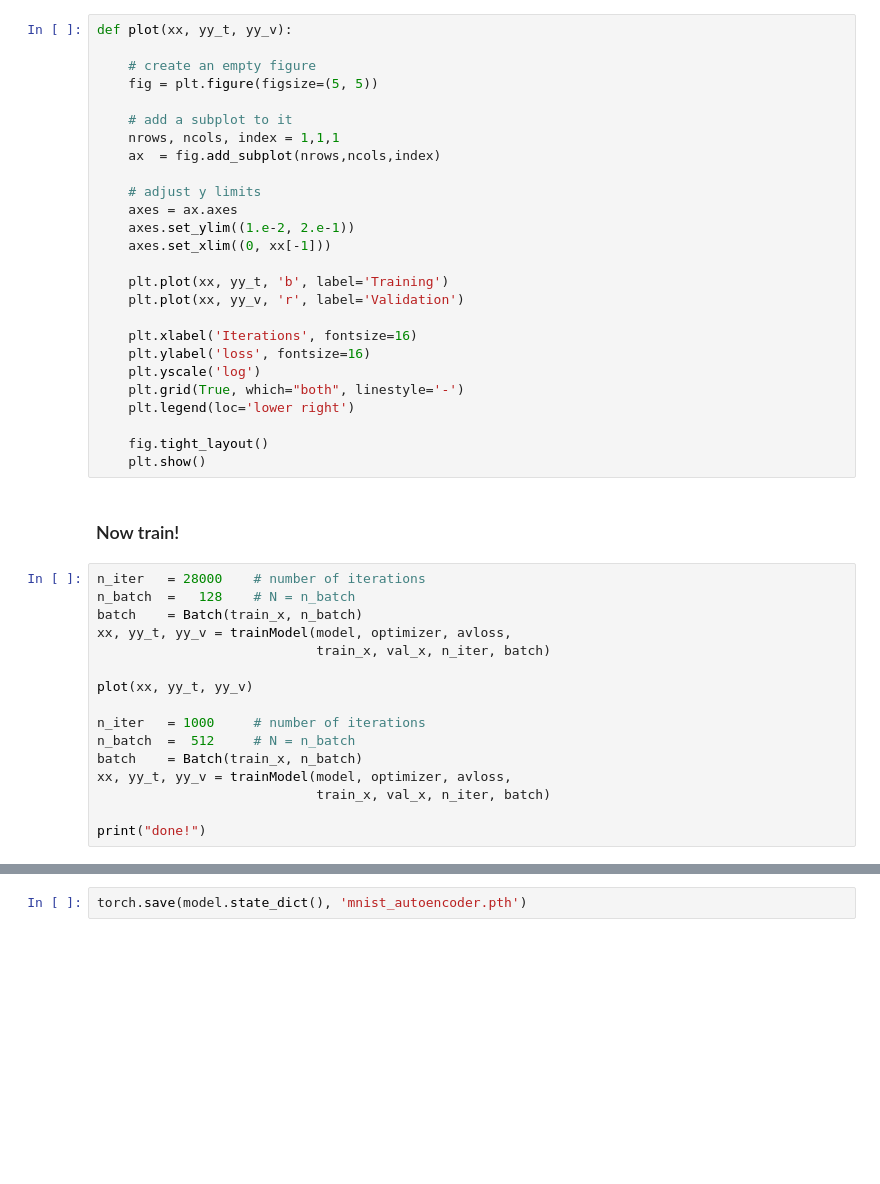
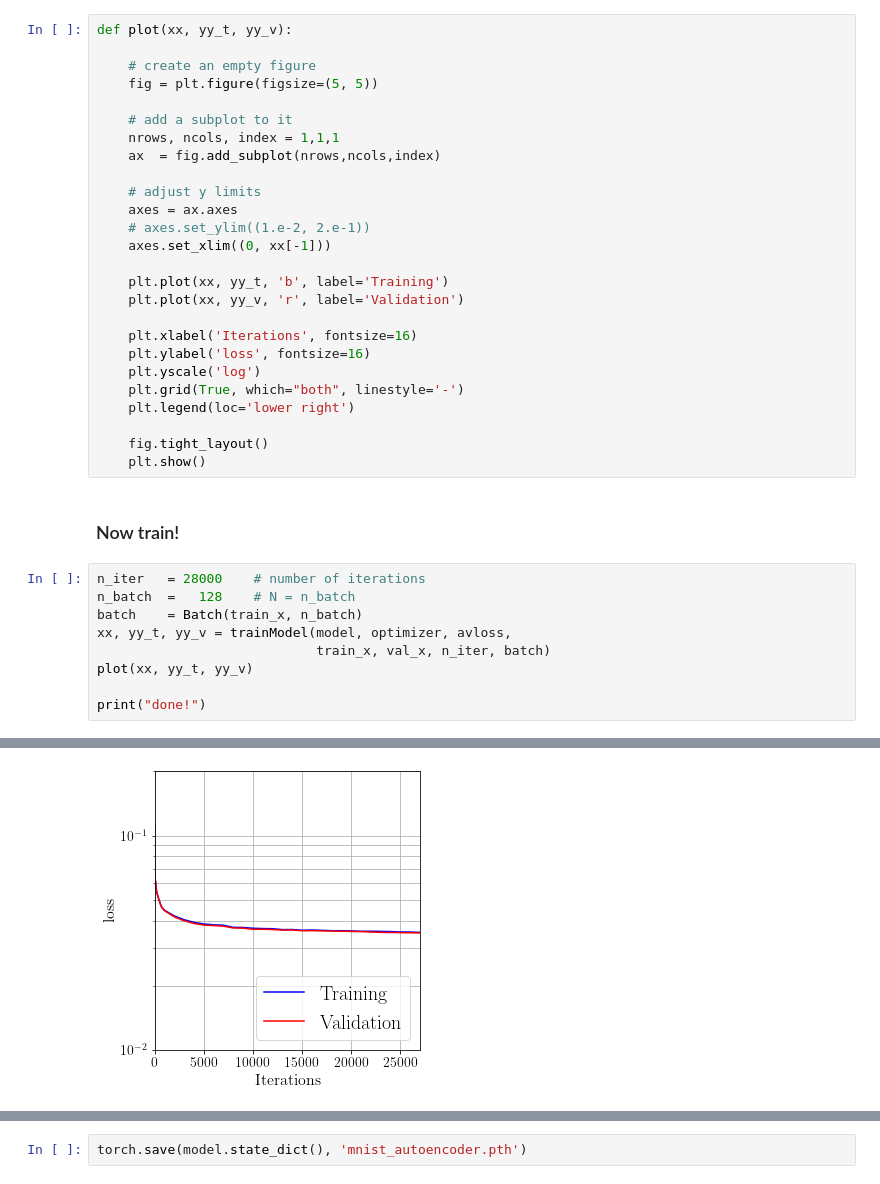
Before and after one commit to hbprosper/BariML, a Jupyter notebook: pytorch/pytorch_exercise_3.ipynb, the cells around one changed output, grey strips where cells are left out. Drawn from its saved outputs; the diff is of its cells as text; blank space fills up the shorter version.

```diff
--- a/pytorch/pytorch_exercise_3.ipynb
+++ b/pytorch/pytorch_exercise_3.ipynb
@@ -258,7 +244,7 @@ def plot(xx, yy_t, yy_v):
 
     # adjust y limits
     axes = ax.axes
-    axes.set_ylim((1.e-2, 2.e-1))
+    # axes.set_ylim((1.e-2, 2.e-1))
     axes.set_xlim((0, xx[-1]))
 
     plt.plot(xx, yy_t, 'b', label='Training')
@@ -280,14 +266,7 @@ n_batch  =   128    # N = n_batch
 batch    = Batch(train_x, n_batch)
 xx, yy_t, yy_v = trainModel(model, optimizer, avloss,
                             train_x, val_x, n_iter, batch)
-
 plot(xx, yy_t, yy_v)
 
-n_iter   = 1000     # number of iterations
-n_batch  =  512     # N = n_batch
-batch    = Batch(train_x, n_batch)
-xx, yy_t, yy_v = trainModel(model, optimizer, avloss,
-                            train_x, val_x, n_iter, batch)
-
 print("done!")
 # %% [output]
@@ -304,0 +290 @@ done!
+[figure, added]
```
Also changed, not shown: parts of 6 cells of this notebook, 3 other files.
